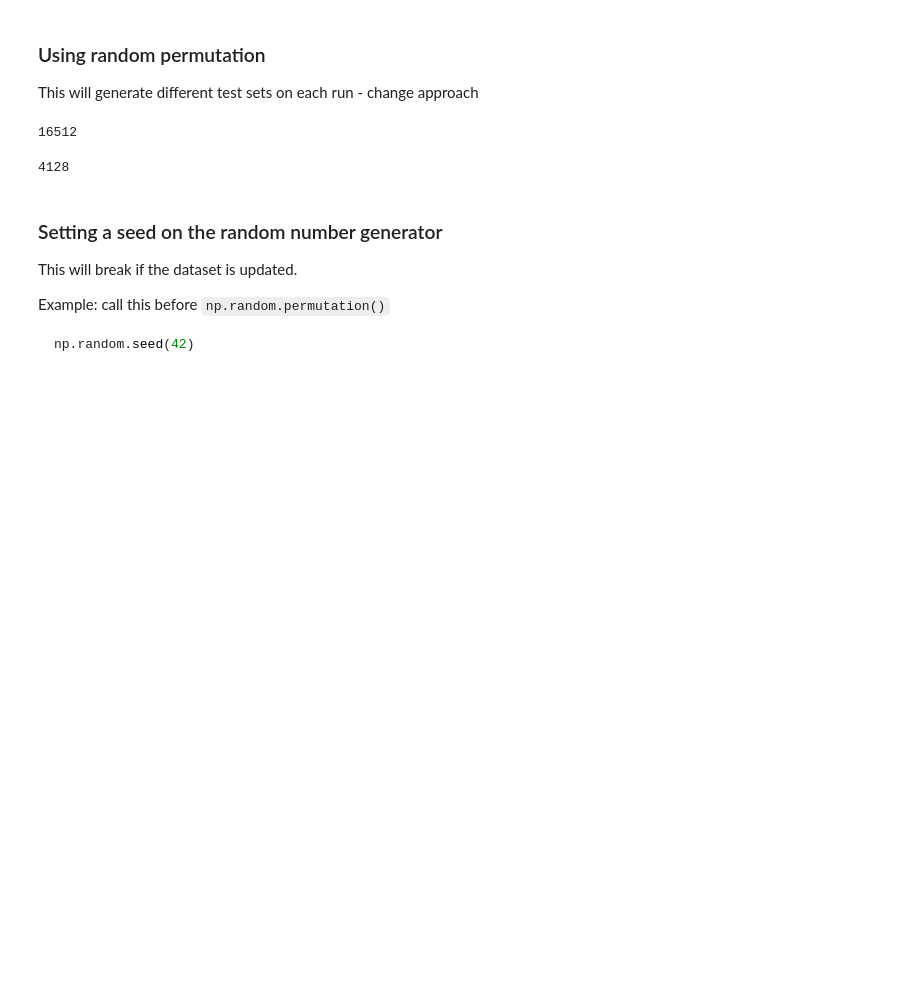
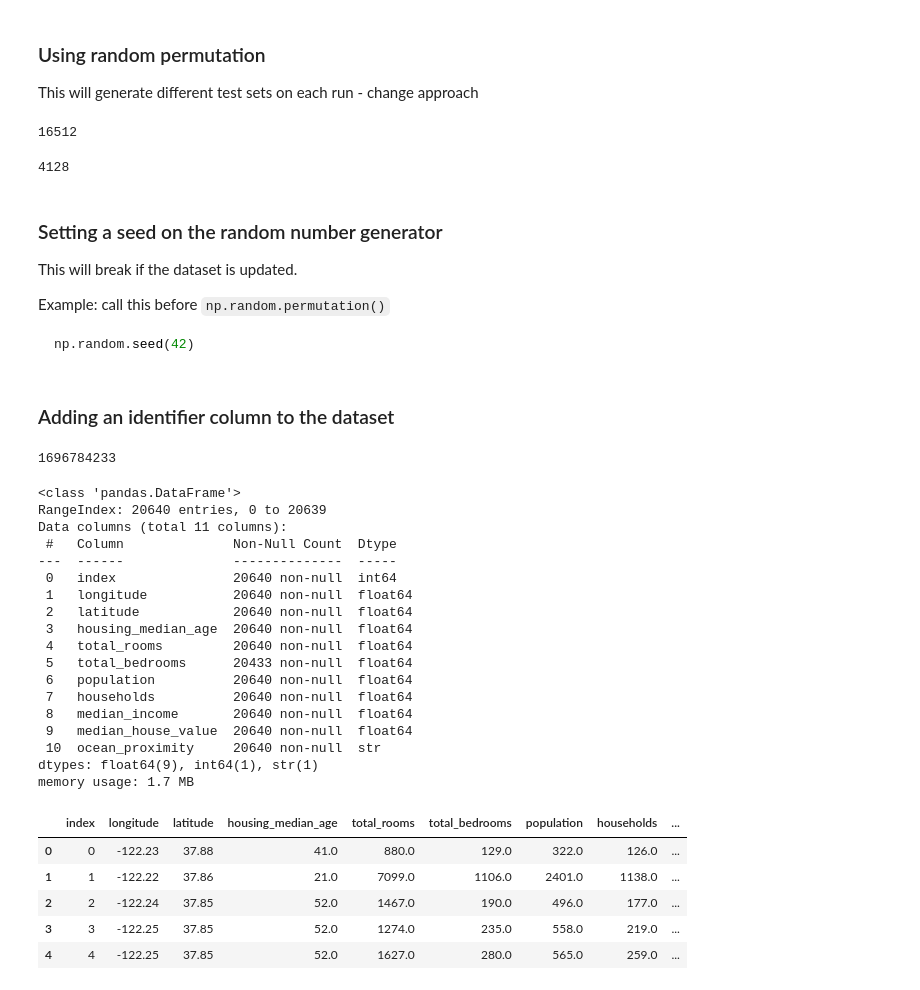
Before and after one commit to delfpeppard/machine_learning, a Jupyter notebook: cost_prediction.ipynb, the cells around one changed output. Saved outputs shown, nothing was run; the diff lists cells and outputs as text; code cells hidden in the pictures; blank space fills up the shorter version.

````diff
--- a/cost_prediction.ipynb
+++ b/cost_prediction.ipynb
@@ -107,3 +107,40 @@ Example: call this before `np.random.permutation()`
 ```Python
 np.random.seed(42)
 ```
+# %% [markdown]
+### Adding an identifier column to the dataset
+# %%
+from zlib import crc32
+
+print(crc32(np.int64(0)))
+# %% [output]
+1696784233
+# %%
+data_with_id = data.reset_index()
+data_with_id.info()
+data_with_id.head()
+# %% [output]
+<class 'pandas.DataFrame'>
+RangeIndex: 20640 entries, 0 to 20639
+Data columns (total 11 columns):
+ #   Column              Non-Null Count  Dtype
+---  ------              --------------  -----
+ 0   index               20640 non-null  int64
+ 1   longitude           20640 non-null  float64
+ 2   latitude            20640 non-null  float64
+ 3   housing_median_age  20640 non-null  float64
+ 4   total_rooms         20640 non-null  float64
+ 5   total_bedrooms      20433 non-null  float64
+ 6   population          20640 non-null  float64
+ 7   households          20640 non-null  float64
+ 8   median_income       20640 non-null  float64
+ 9   median_house_value  20640 non-null  float64
+ 10  ocean_proximity     20640 non-null  str
+dtypes: float64(9), int64(1), str(1)
+memory usage: 1.7 MB
+|  | index | longitude | latitude | housing_median_age | total_rooms | total_bedrooms | population | households | ... |
+| 0 | 0 | -122.23 | 37.88 | 41.0 | 880.0 | 129.0 | 322.0 | 126.0 | ... |
+| 1 | 1 | -122.22 | 37.86 | 21.0 | 7099.0 | 1106.0 | 2401.0 | 1138.0 | ... |
+| 2 | 2 | -122.24 | 37.85 | 52.0 | 1467.0 | 190.0 | 496.0 | 177.0 | ... |
+| 3 | 3 | -122.25 | 37.85 | 52.0 | 1274.0 | 235.0 | 558.0 | 219.0 | ... |
+| 4 | 4 | -122.25 | 37.85 | 52.0 | 1627.0 | 280.0 | 565.0 | 259.0 | ... |
````
